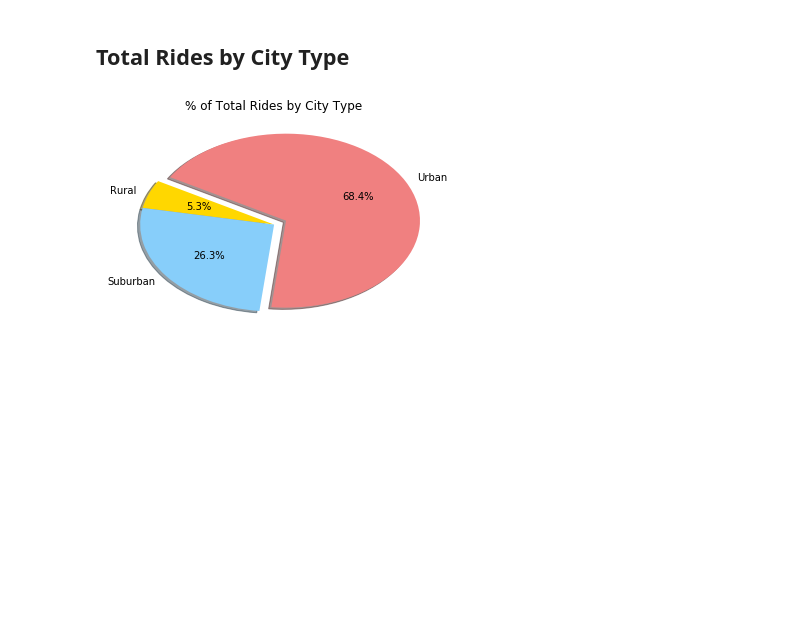
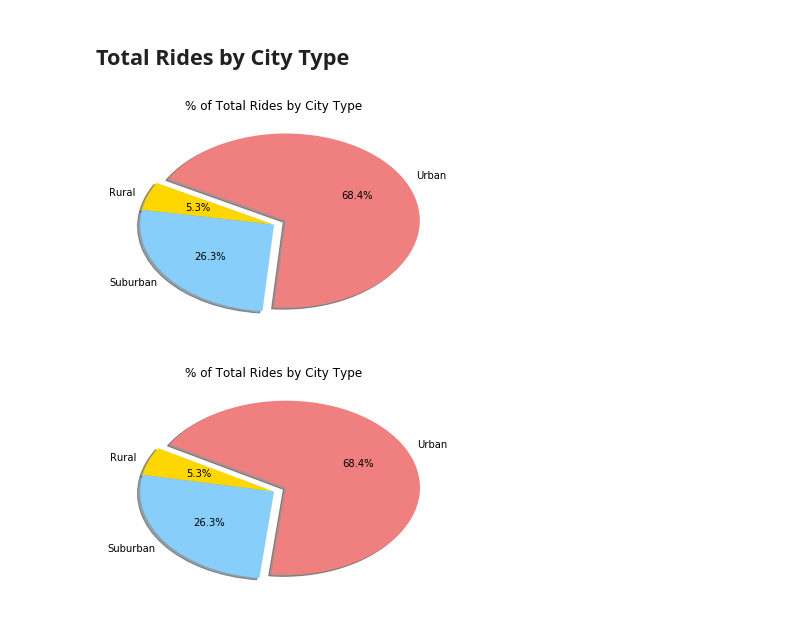
Before and after one commit to smartsingh/fare_analysis, a Jupyter notebook: pyber_starter.ipynb, the cells around one changed output. Cells and saved outputs as stored; diff of their text form; code cells hidden in the pictures; blank space fills up the shorter version.

```diff
--- a/pyber_starter.ipynb
+++ b/pyber_starter.ipynb
@@ -124,3 +132,18 @@ plt.show()
+# %%
+# Calculate Ride Percents
+ride_percent_u = len(pyber_u)/len(pyber)
+ride_percent_r = len(pyber_r)/len(pyber)
+ride_percent_s = len(pyber_s)/len(pyber)
+pie_rides = [ride_percent_u, ride_percent_r, ride_percent_s]
+
+# Build Pie Chart
+plt.pie(pie_rides, labels = pie_labels, autopct = '%1.1f%%', startangle = 265, explode=explode, \
+        shadow = True, colors = pie_colors)
+plt.title("% of Total Rides by City Type")
+plt.show()
+# Save Figure
+# %% [output]
+[figure, added]
 # %%
 # Show Figure
 plt.show()
```
Also changed, not shown: parts of 6 cells of this notebook.
